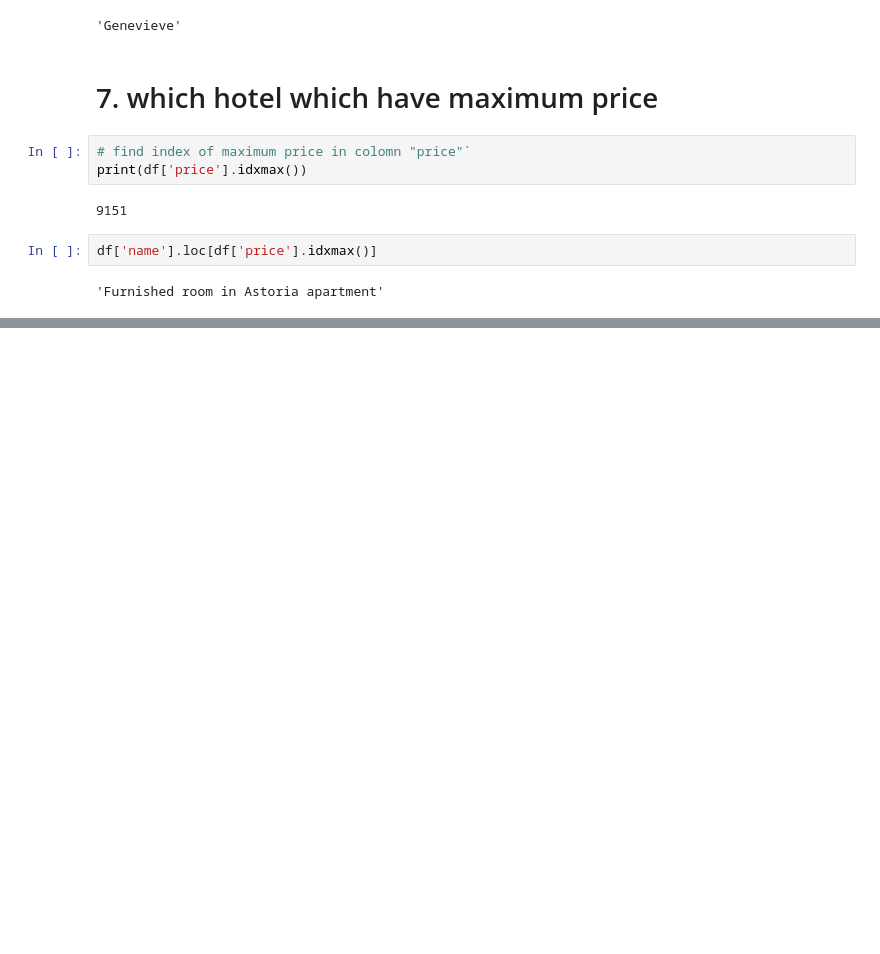
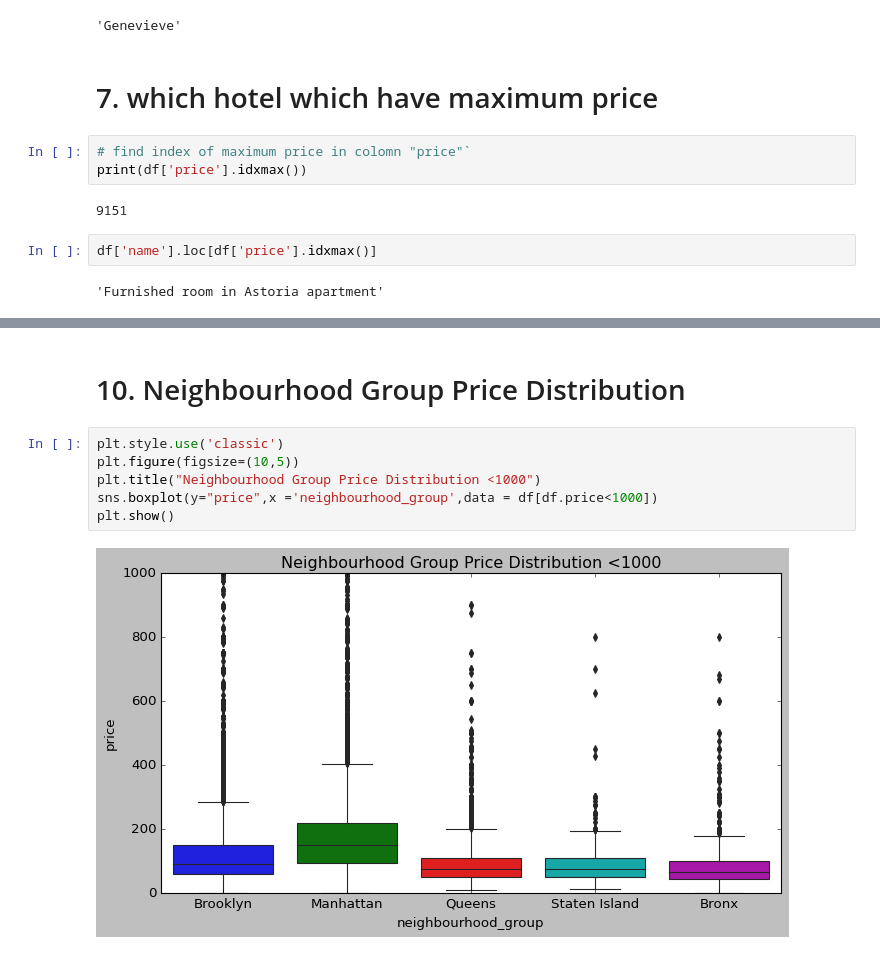
Before and after one commit to vaibhav639/Airbnb-Bookings-Analysis, a Jupyter notebook: Airbnb_Bookings_Analysis_Github.ipynb, the cells around one changed output, grey strips where cells are left out. Saved outputs shown, nothing was run; the diff lists cells and outputs as text; blank space fills up the shorter version.

```diff
--- a/Airbnb_Bookings_Analysis_Github.ipynb
+++ b/Airbnb_Bookings_Analysis_Github.ipynb
@@ -135,0 +157,10 @@ df['name'].loc[df['price'].idxmax()]
+# %% [markdown]
+# 10. Neighbourhood Group Price Distribution
+# %%
+plt.style.use('classic')
+plt.figure(figsize=(10,5))
+plt.title("Neighbourhood Group Price Distribution <1000")
+sns.boxplot(y="price",x ='neighbourhood_group',data = df[df.price<1000])
+plt.show()
+# %% [output]
+[figure, added]
```
Also changed, not shown: parts of 12 cells of this notebook.
